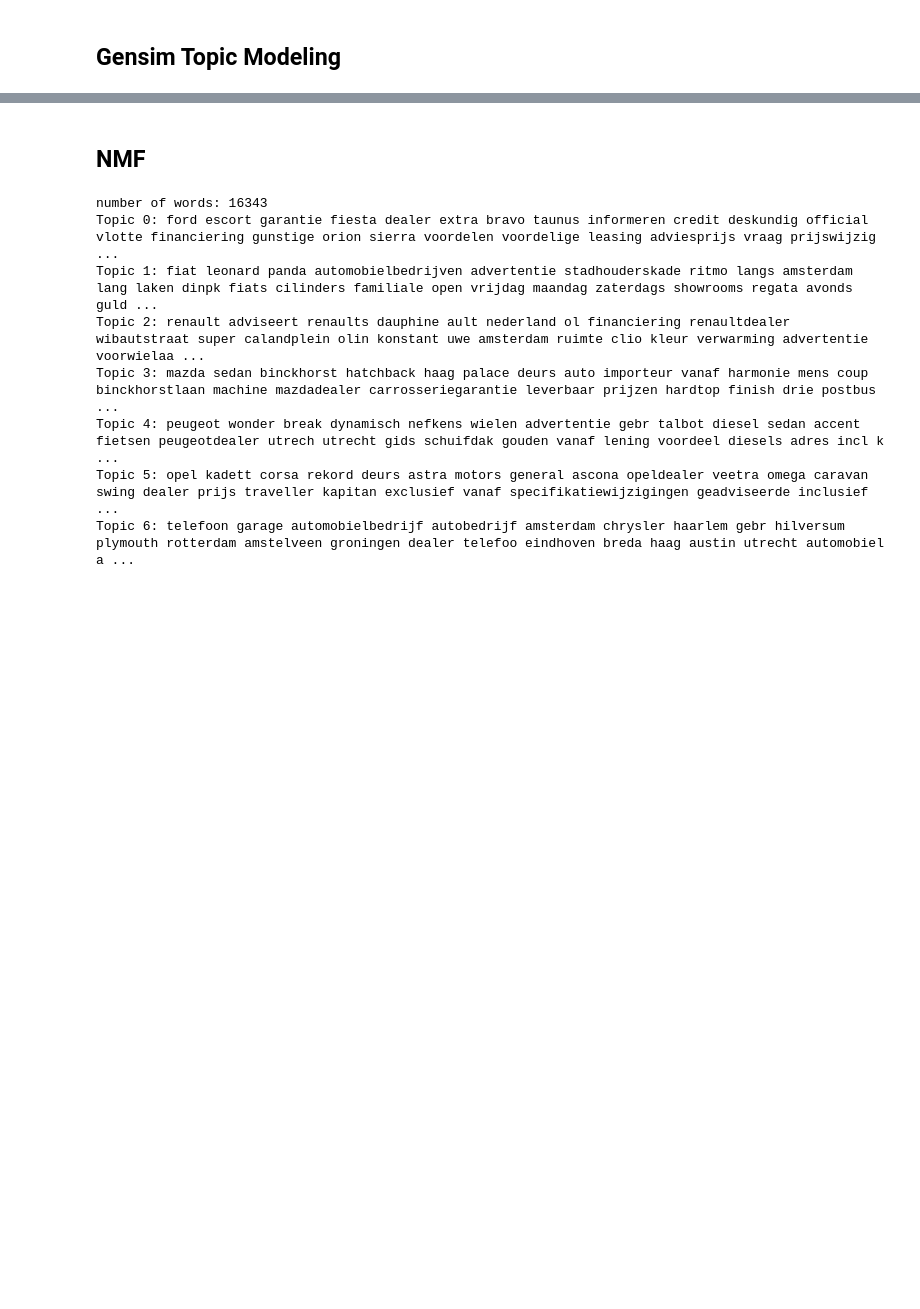
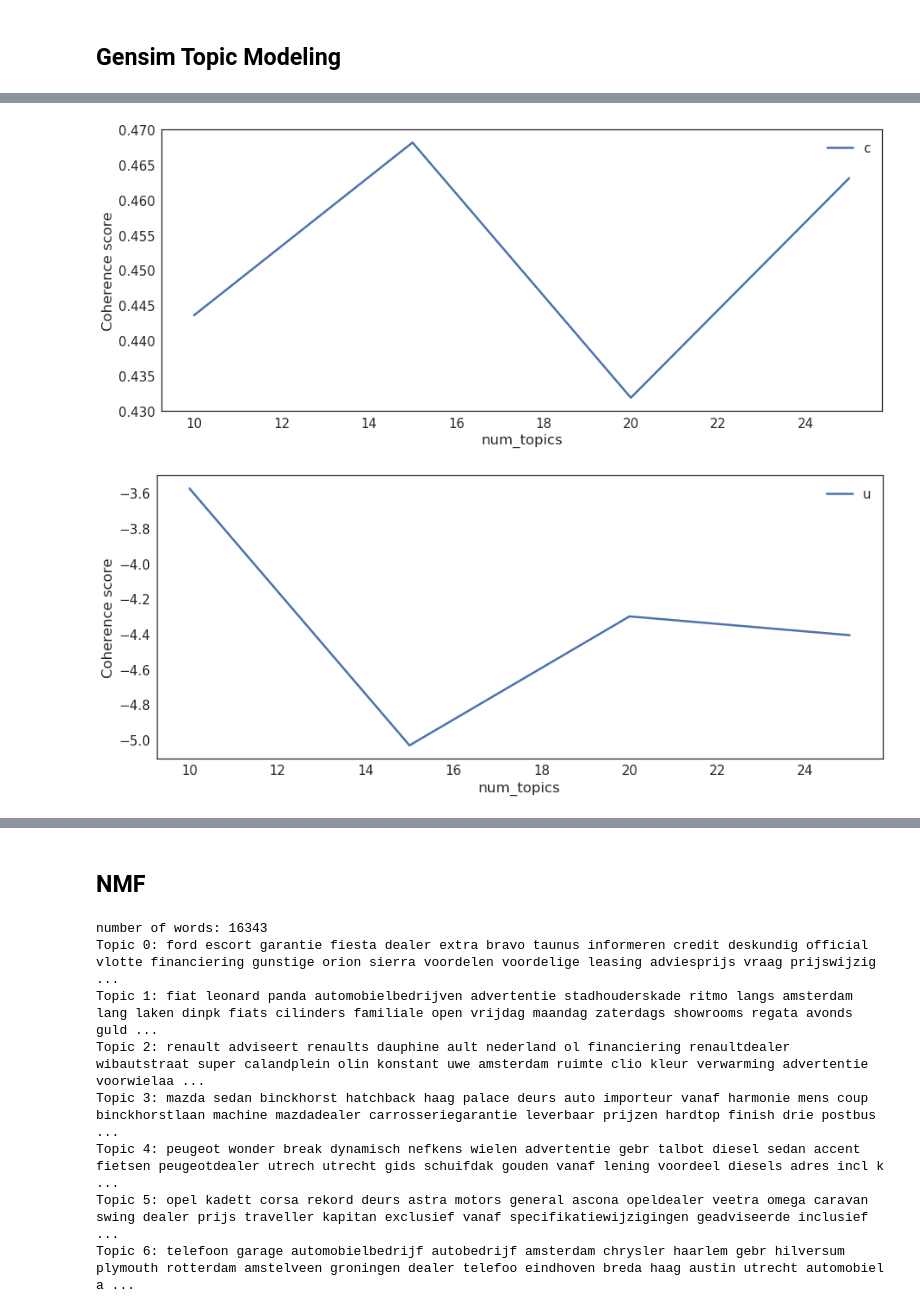
Before and after one commit to melvinwevers/imagetxts, a Jupyter notebook: BurstinAds.ipynb, the cells around one changed output, grey strips where cells are left out. Cells and saved outputs as stored; diff of their text form; code cells hidden in the pictures; blank space fills up the shorter version.

```diff
--- a/BurstinAds.ipynb
+++ b/BurstinAds.ipynb
@@ -515,0 +442,46 @@ Wall time: 5min 32s
+# %%
+def evaluate_graph(dictionary, corpus, texts, begin, end, steps):
+    """
+    Function to display num_topics - LDA graph using c_v coherence
+
+    Parameters:
+    ----------
+    dictionary : Gensim dictionary
+    corpus : Gensim corpus
+    limit : topic limit
+
+    Returns:
+    -------
+    lm_list : List of LDA topic models
+    """
+    u_mass = []
+    c_v = []
+    lm_list = []
+    for num_topics in range(begin, end, steps):
+        lm = LdaModel(corpus=corpus, num_topics=num_topics, id2word=dictionary, alpha='auto', eta='auto', iterations=500, passes=20)
+        lm_list.append(lm)
+        cm_umass = CoherenceModel(model=lm, corpus=corpus, dictionary=dictionary, coherence='u_mass')
+        cm_cv = CoherenceModel(model=lm, texts=texts, dictionary=dictionary, coherence='c_v')
+        c_v.append(cm_cv.get_coherence())
+        u_mass.append(cm_umass.get_coherence())
+
+    # Show graph
+    x = range(begin, end, steps)
+    plt.plot(x, c_v)
+    plt.xlabel("num_topics")
+    plt.ylabel("Coherence score")
+    plt.legend(("c_v"), loc='best')
+    plt.show()
+
+    # Show graph
+    x = range(begin, end, steps)
+    plt.plot(x, u_mass)
+    plt.xlabel("num_topics")
+    plt.ylabel("Coherence score")
+    plt.legend(("u_mass"), loc='best')
+    plt.show()
+
+    return lm_list
+# %%
+c_v = evaluate_graph(dictionary, corpus, docs, 10, 50, 5)
+# %% [output]
@@ -515,0 +505,2 @@ Wall time: 5min 32s
+[figure, added]
+[figure, added]
```
Also changed, not shown: parts of 57 cells of this notebook, 24 other files.
